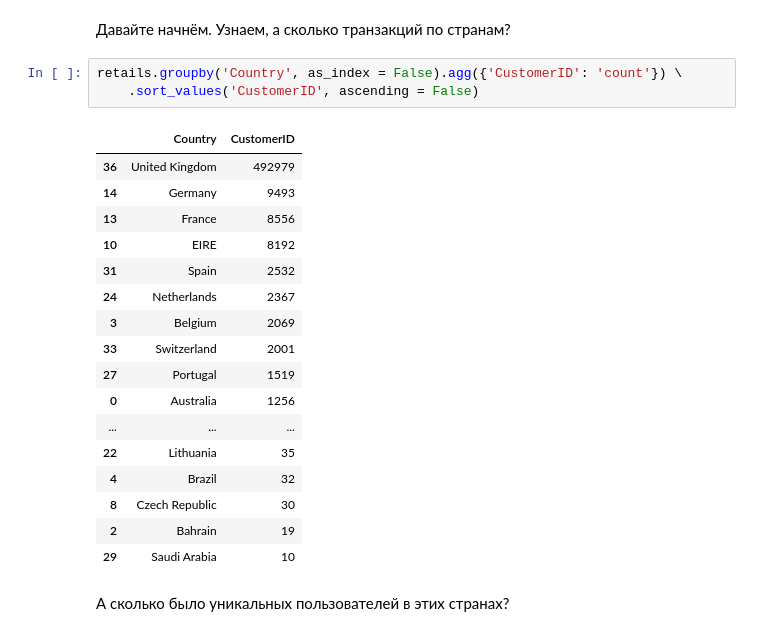
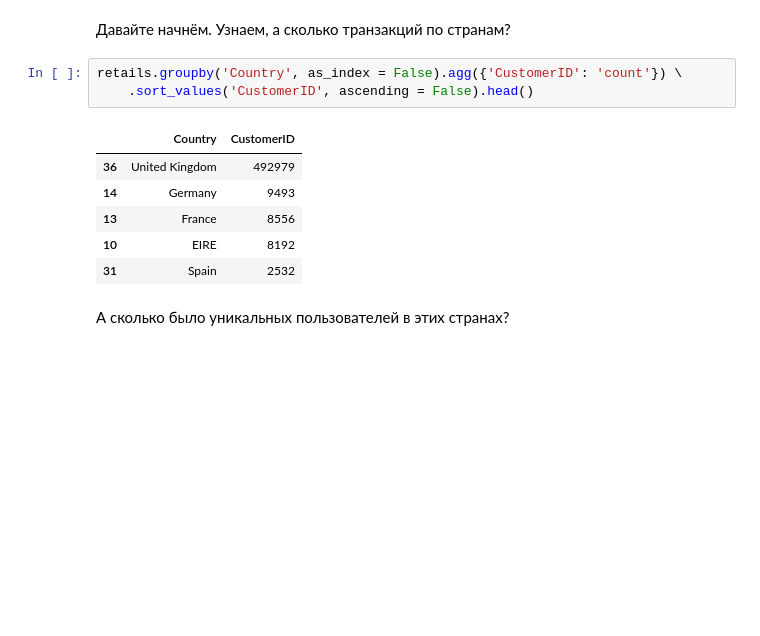
Before and after one commit to probabylity/education, a Jupyter notebook: Data analysis in Pandas.ipynb, the cells around one changed output. Drawn from its saved outputs; the diff is of its cells as text; blank space fills up the shorter version.

```diff
--- a/Data analysis in Pandas.ipynb
+++ b/Data analysis in Pandas.ipynb
@@ -96,25 +100,14 @@ retails.to_csv('clean_retails_data.csv', index = False)
 Давайте начнём. Узнаем, а сколько транзакций по странам?
 # %%
 retails.groupby('Country', as_index = False).agg({'CustomerID': 'count'}) \
-    .sort_values('CustomerID', ascending = False)
+    .sort_values('CustomerID', ascending = False).head()
 # %% [output]
 |  | Country | CustomerID |
 | 36 | United Kingdom | 492979 |
 | 14 | Germany | 9493 |
 | 13 | France | 8556 |
 | 10 | EIRE | 8192 |
 | 31 | Spain | 2532 |
-| 24 | Netherlands | 2367 |
-| 3 | Belgium | 2069 |
-| 33 | Switzerland | 2001 |
-| 27 | Portugal | 1519 |
-| 0 | Australia | 1256 |
-| ... | ... | ... |
-| 22 | Lithuania | 35 |
-| 4 | Brazil | 32 |
-| 8 | Czech Republic | 30 |
-| 2 | Bahrain | 19 |
-| 29 | Saudi Arabia | 10 |
 # %% [markdown]
 А сколько было уникальных пользователей в этих странах?
 # %%
```
Also changed, not shown: parts of 8 cells of this notebook.
